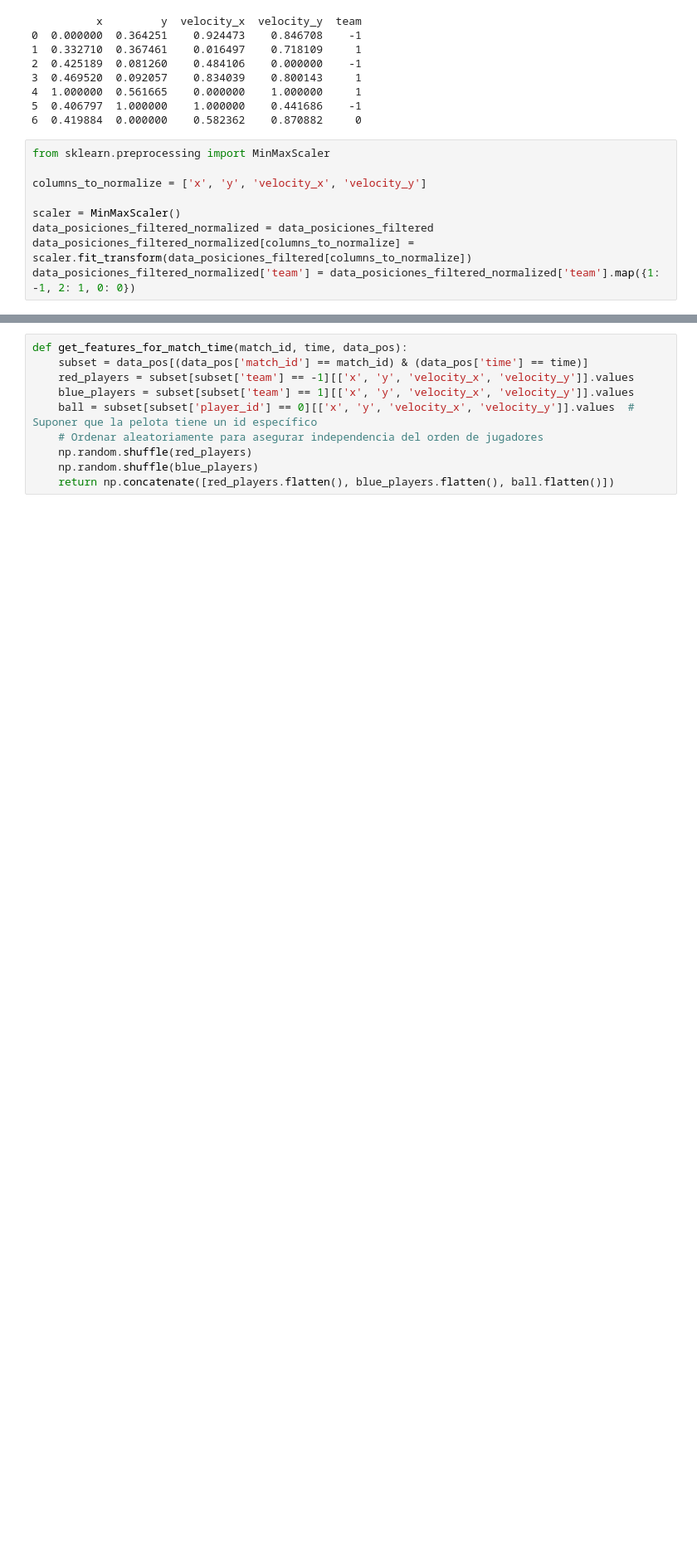
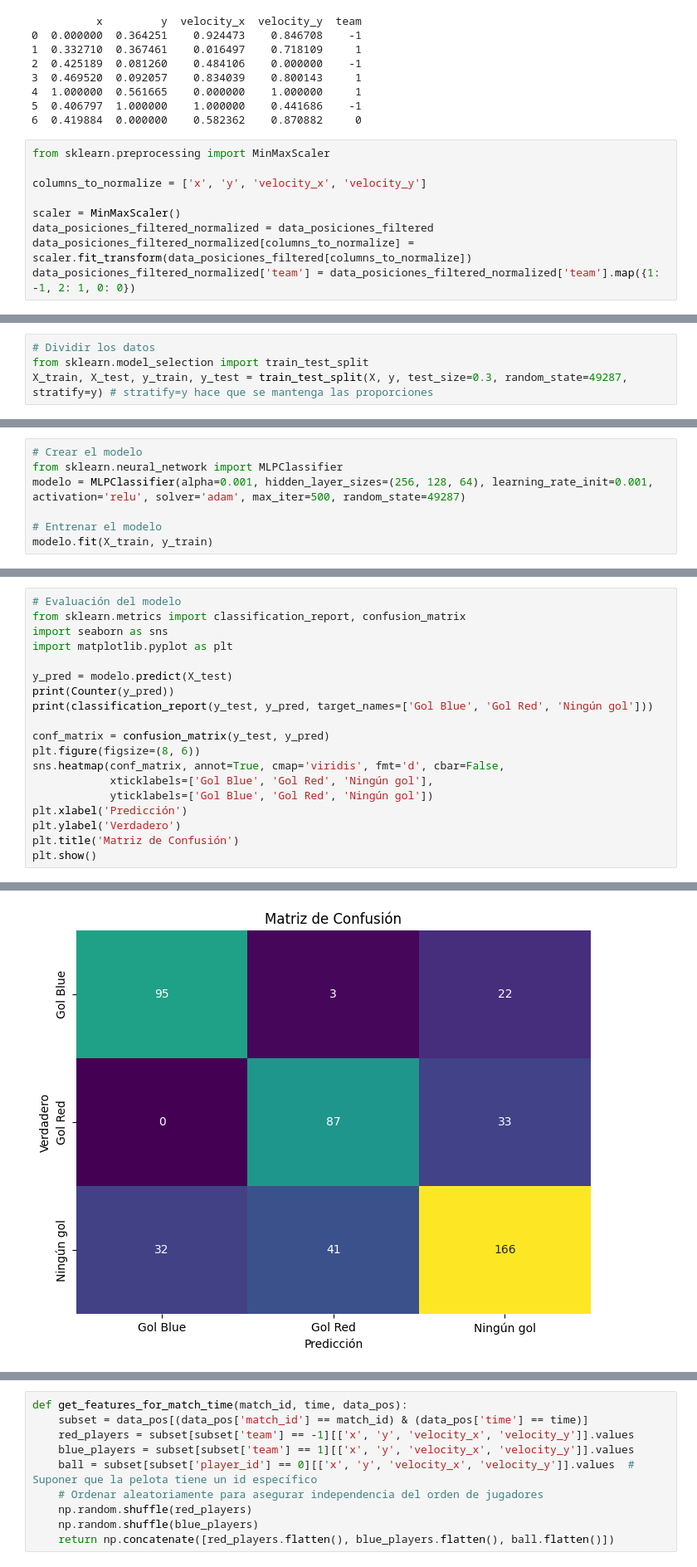
Before and after one commit to manoloBengo/haxball-ai, a Jupyter notebook: modelado/modelado.ipynb, the cells around one changed output, grey strips where cells are left out. Shown at 83% size. Cells and saved outputs as stored; diff of their text form; blank space fills up the shorter version.

```diff
--- a/modelado/modelado.ipynb
+++ b/modelado/modelado.ipynb
@@ -290,0 +303,4 @@ print(y_train)
+# %%
+# Dividir los datos
+from sklearn.model_selection import train_test_split
+X_train, X_test, y_train, y_test = train_test_split(X, y, test_size=0.3, random_state=49287, stratify=y) # stratify=y hace que se mantenga las proporciones
@@ -290,0 +313,7 @@ print(y_train)
+# %%
+# Crear el modelo
+from sklearn.neural_network import MLPClassifier
+modelo = MLPClassifier(alpha=0.001, hidden_layer_sizes=(256, 128, 64), learning_rate_init=0.001, activation='relu', solver='adam', max_iter=500, random_state=49287)
+
+# Entrenar el modelo
+modelo.fit(X_train, y_train)
@@ -290,0 +323,20 @@ print(y_train)
+# %%
+# Evaluación del modelo
+from sklearn.metrics import classification_report, confusion_matrix
+import seaborn as sns
+import matplotlib.pyplot as plt
+
+y_pred = modelo.predict(X_test)
+print(Counter(y_pred))
+print(classification_report(y_test, y_pred, target_names=['Gol Blue', 'Gol Red', 'Ningún gol']))
+
+conf_matrix = confusion_matrix(y_test, y_pred)
+plt.figure(figsize=(8, 6))
+sns.heatmap(conf_matrix, annot=True, cmap='viridis', fmt='d', cbar=False,
+            xticklabels=['Gol Blue', 'Gol Red', 'Ningún gol'],
+            yticklabels=['Gol Blue', 'Gol Red', 'Ningún gol'])
+plt.xlabel('Predicción')
+plt.ylabel('Verdadero')
+plt.title('Matriz de Confusión')
+plt.show()
+# %% [output]
@@ -290,0 +353 @@ print(y_train)
+[figure, added]
```
Also changed, not shown: parts of 31 cells of this notebook.
